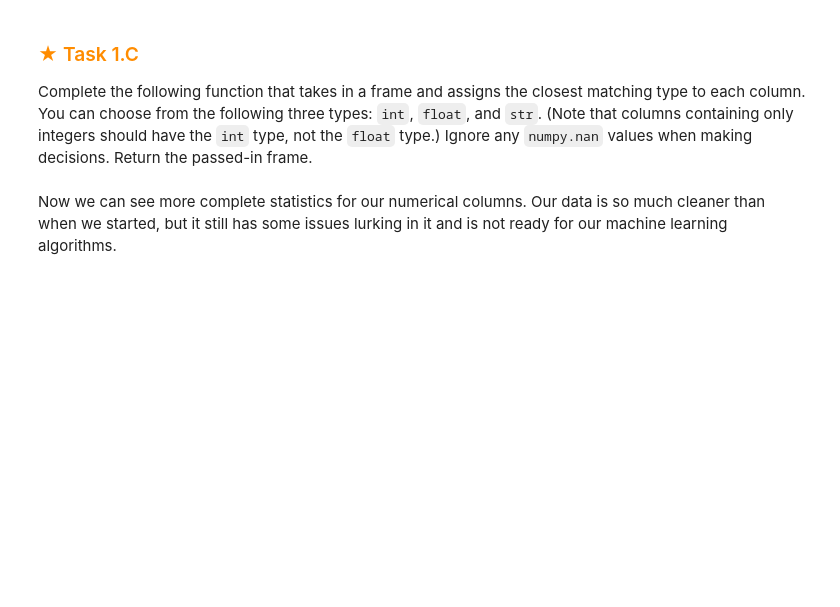
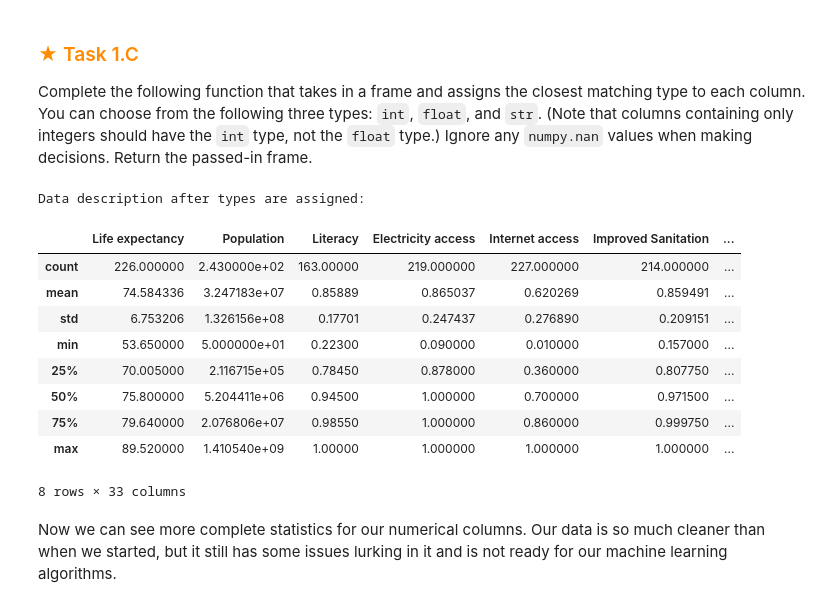
Before and after one commit to Juno-Cheng/HO3, a Jupyter notebook: assignment.ipynb, the cells around one changed output. Drawn from its saved outputs; the diff is of its cells as text; code cells hidden in the pictures; blank space fills up the shorter version.

```diff
--- a/assignment.ipynb
+++ b/assignment.ipynb
@@ -278,11 +301,52 @@ Ignore any `numpy.nan` values when making decisions.
 Return the passed-in frame.
 # %%
 def guess_types(frame):
-    return NotImplemented
+    for column_name in frame.columns:
+        is_int = True
+        is_float = True
+        has_nan = False
+
+        # Look through rows, prove dtype wrong
+        for value in frame[column_name]:
+            if pandas.isna(value):
+                has_nan = True
+                break
+
+        if has_nan:
+            is_int = False
+
+        for value in frame[column_name]:
+            if not pandas.isna(value):
+                if is_int and not isinstance(value, (int, np.integer)):
+                    is_int = False
+                if is_float and not isinstance(value, (int, float, np.integer, np.float64)):
+                    is_float = False
+                if not is_int and not is_float:
+                    break
+
+        if is_int:
+            frame[column_name] = frame[column_name].astype(int)
+        elif is_float:
+            frame[column_name] = frame[column_name].astype(float)
+        else:
+            frame[column_name] = frame[column_name].astype(str)
+    return frame
 
 print("Data description after types are assigned:")
 guess_types(world_data)
 world_data.describe()
+# %% [output]
+Data description after types are assigned:
+|  | Life expectancy | Population | Literacy | Electricity access | Internet access | Improved Sanitation | ... |
+| count | 226.000000 | 2.430000e+02 | 163.00000 | 219.000000 | 227.000000 | 214.000000 | ... |
+| mean | 74.584336 | 3.247183e+07 | 0.85889 | 0.865037 | 0.620269 | 0.859491 | ... |
+| std | 6.753206 | 1.326156e+08 | 0.17701 | 0.247437 | 0.276890 | 0.209151 | ... |
+| min | 53.650000 | 5.000000e+01 | 0.22300 | 0.090000 | 0.010000 | 0.157000 | ... |
+| 25% | 70.005000 | 2.116715e+05 | 0.78450 | 0.878000 | 0.360000 | 0.807750 | ... |
+| 50% | 75.800000 | 5.204411e+06 | 0.94500 | 1.000000 | 0.700000 | 0.971500 | ... |
+| 75% | 79.640000 | 2.076806e+07 | 0.98550 | 1.000000 | 0.860000 | 0.999750 | ... |
+| max | 89.520000 | 1.410540e+09 | 1.00000 | 1.000000 | 1.000000 | 1.000000 | ... |
+8 rows × 33 columns
 # %% [markdown]
 Now we can see more complete statistics for our numerical columns.
 Our data is so much cleaner than when we started,
```
Also changed, not shown: parts of 11 cells of this notebook.
